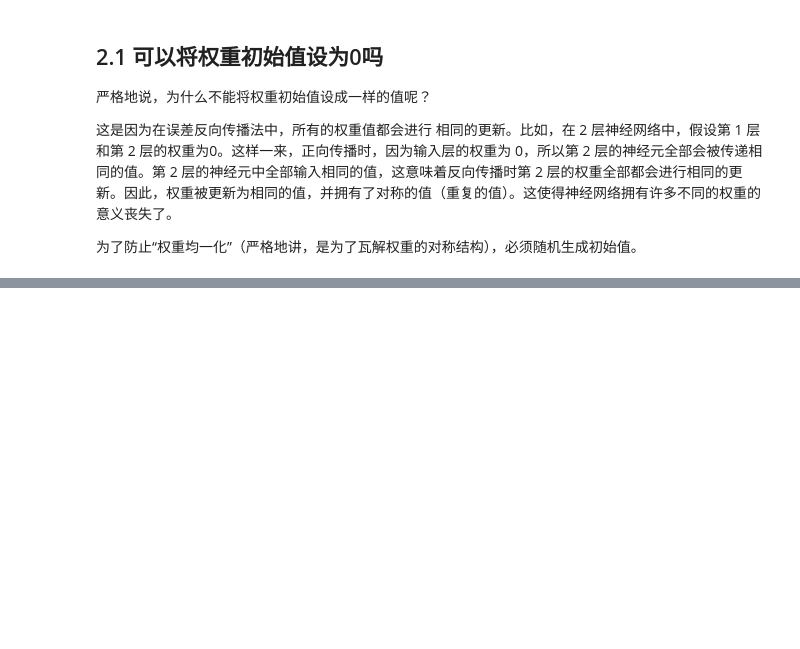
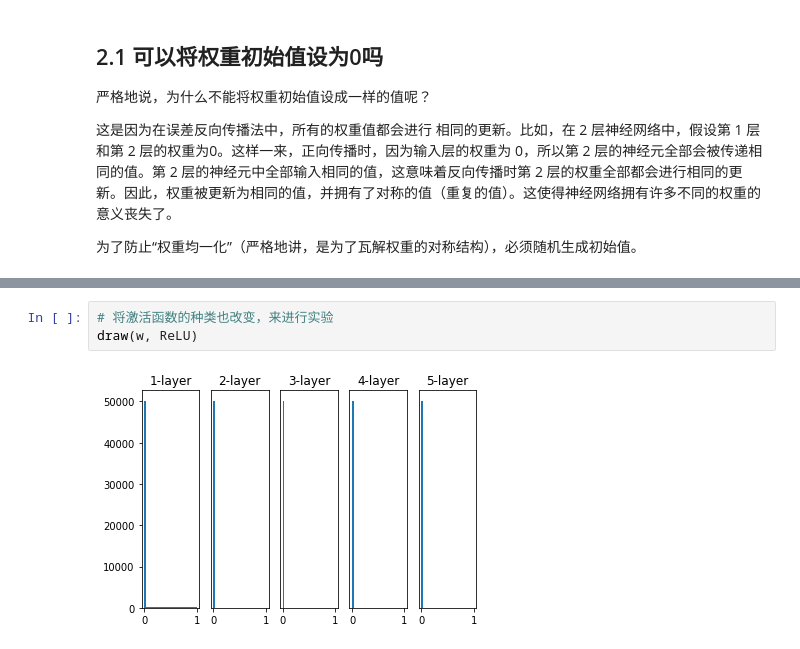
Before and after one commit to devonchenc/python-deep-learning, a Jupyter notebook: 12.Optimization_and_regularization.ipynb, the cells around one changed output, grey strips where cells are left out. Drawn from its saved outputs; the diff is of its cells as text; blank space fills up the shorter version.

```diff
--- a/12.Optimization_and_regularization.ipynb
+++ b/12.Optimization_and_regularization.ipynb
@@ -211,0 +285,5 @@ class Adam:
+# %%
+# 将激活函数的种类也改变，来进行实验
+draw(w, ReLU)
+# %% [output]
+[figure, added]
```
Also changed, not shown: parts of 9 cells of this notebook.
